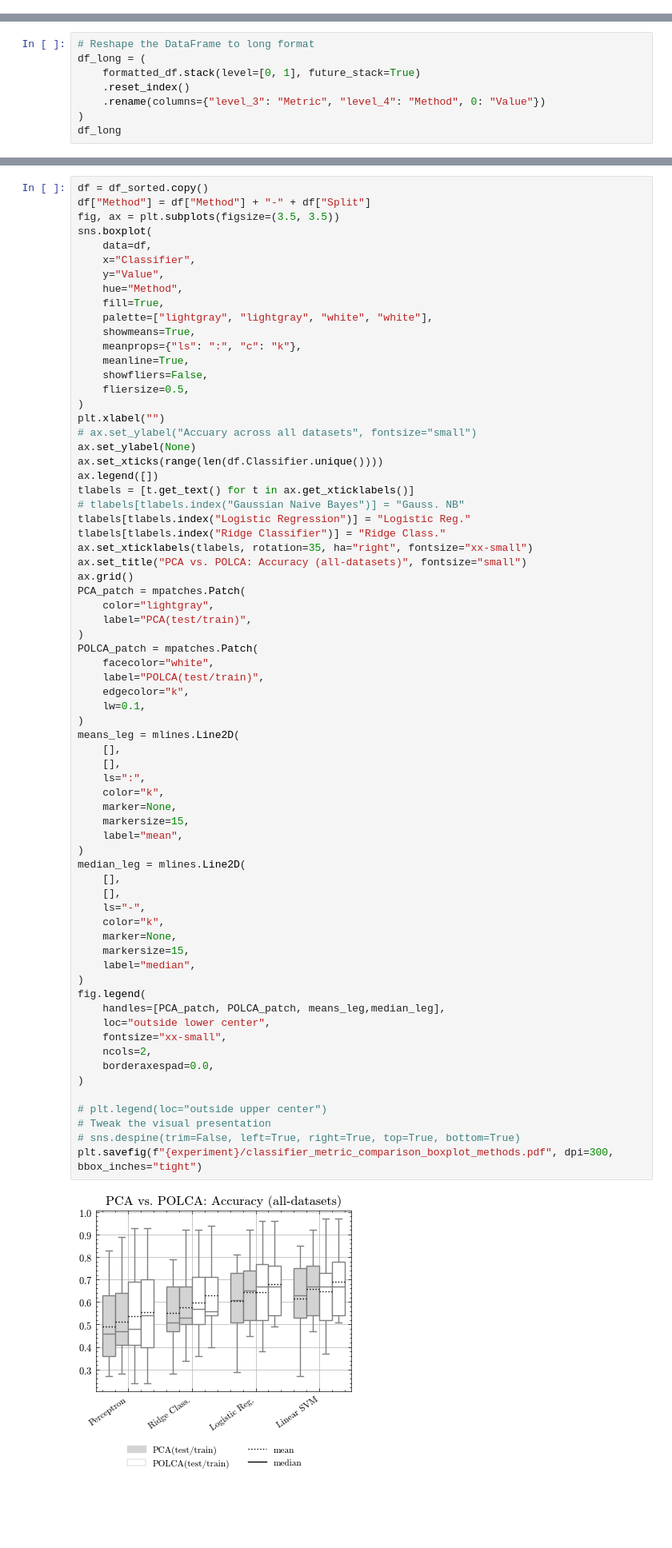
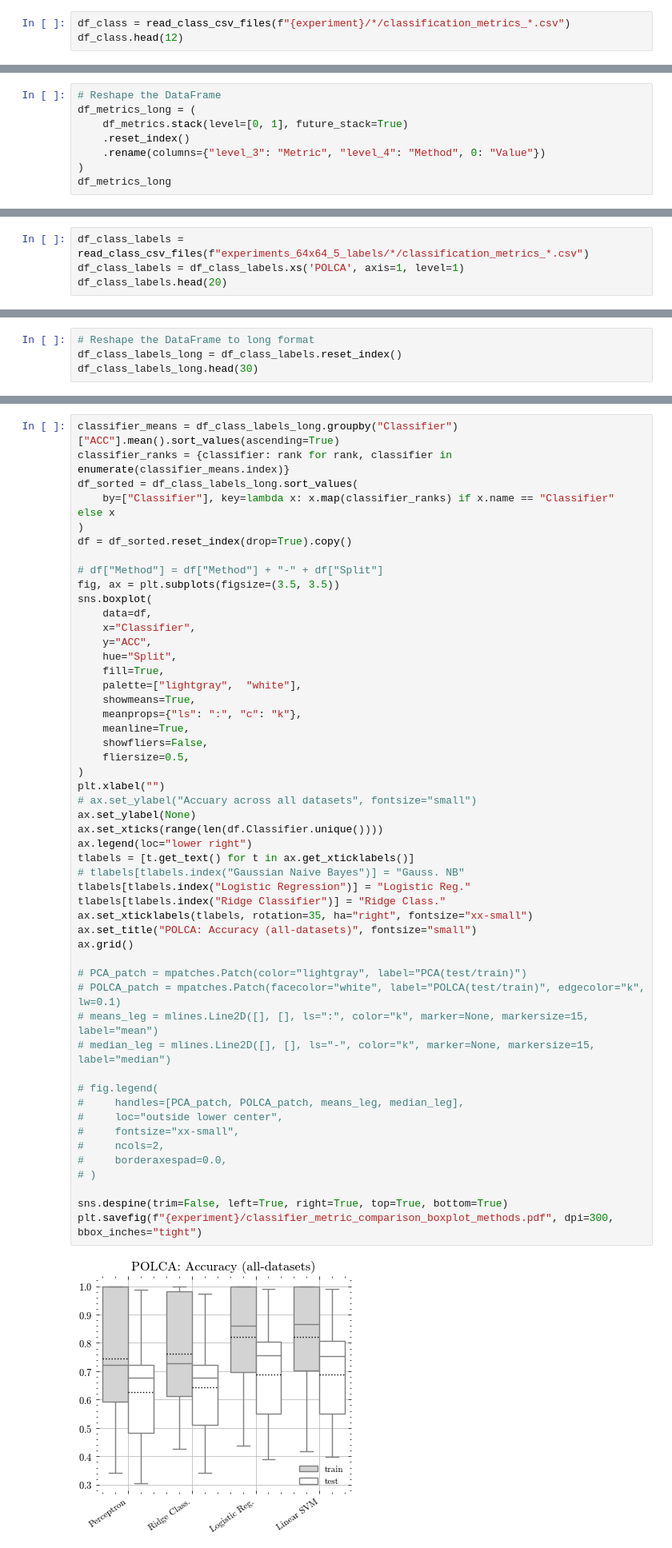
Before and after one commit to jamartinh/polcanet, a Jupyter notebook: examples/notebooks/report_all_classification_metrics.ipynb, the cells around one changed output, grey strips where cells are left out. Shown at 80% size. Saved outputs shown, nothing was run; the diff lists cells and outputs as text; blank space fills up the shorter version.

```diff
--- a/examples/notebooks/report_all_classification_metrics.ipynb
+++ b/examples/notebooks/report_all_classification_metrics.ipynb
@@ -123,0 +175,3 @@ Dataset & Split &  &  &  &  &  &  &  &  \\
+# %%
+df_class = read_class_csv_files(f"{experiment}/*/classification_metrics_*.csv")
+df_class.head(12)
@@ -124,9 +385,9 @@ Dataset & Split &  &  &  &  &  &  &  &  \\
 # %%
-# Reshape the DataFrame to long format
-df_long = (
-    formatted_df.stack(level=[0, 1], future_stack=True)
+# Reshape the DataFrame
+df_metrics_long = (
+    df_metrics.stack(level=[0, 1], future_stack=True)
     .reset_index()
     .rename(columns={"level_3": "Metric", "level_4": "Method", 0: "Value"})
 )
-df_long
+df_metrics_long
 # %% [output]
@@ -184,0 +455,4 @@ df_sorted
+# %%
+df_class_labels = read_class_csv_files(f"experiments_64x64_5_labels/*/classification_metrics_*.csv")
+df_class_labels = df_class_labels.xs('POLCA', axis=1, level=1)
+df_class_labels.head(20)
@@ -184,0 +539,4 @@ df_sorted
+# %%
+# Reshape the DataFrame to long format
+df_class_labels_long = df_class_labels.reset_index()
+df_class_labels_long.head(30)
@@ -185,71 +561,53 @@ df_sorted
 # %%
-df = df_sorted.copy()
-df["Method"] = df["Method"] + "-" + df["Split"]
+classifier_means = df_class_labels_long.groupby("Classifier")["ACC"].mean().sort_values(ascending=True)
+classifier_ranks = {classifier: rank for rank, classifier in enumerate(classifier_means.index)}
+df_sorted = df_class_labels_long.sort_values(
+    by=["Classifier"], key=lambda x: x.map(classifier_ranks) if x.name == "Classifier" else x
+)
+df = df_sorted.reset_index(drop=True).copy()
+
+# df["Method"] = df["Method"] + "-" + df["Split"]
 fig, ax = plt.subplots(figsize=(3.5, 3.5))
 sns.boxplot(
     data=df,
     x="Classifier",
-    y="Value",
-    hue="Method",
+    y="ACC",
+    hue="Split",
     fill=True,
-    palette=["lightgray", "lightgray", "white", "white"],
+    palette=["lightgray",  "white"],
     showmeans=True,
     meanprops={"ls": ":", "c": "k"},
     meanline=True,
     showfliers=False,
     fliersize=0.5,
 )
 plt.xlabel("")
 # ax.set_ylabel("Accuary across all datasets", fontsize="small")
 ax.set_ylabel(None)
 ax.set_xticks(range(len(df.Classifier.unique())))
-ax.legend([])
+ax.legend(loc="lower right")
 tlabels = [t.get_text() for t in ax.get_xticklabels()]
 # tlabels[tlabels.index("Gaussian Naive Bayes")] = "Gauss. NB"
 tlabels[tlabels.index("Logistic Regression")] = "Logistic Reg."
 tlabels[tlabels.index("Ridge Classifier")] = "Ridge Class."
 ax.set_xticklabels(tlabels, rotation=35, ha="right", fontsize="xx-small")
-ax.set_title("PCA vs. POLCA: Accuracy (all-datasets)", fontsize="small")
+ax.set_title("POLCA: Accuracy (all-datasets)", fontsize="small")
 ax.grid()
-PCA_patch = mpatches.Patch(
-    color="lightgray",
-    label="PCA(test/train)",
-)
-POLCA_patch = mpatches.Patch(
-    facecolor="white",
-    label="POLCA(test/train)",
-    edgecolor="k",
-    lw=0.1,
-)
-means_leg = mlines.Line2D(
-    [],
-    [],
-    ls=":",
-    color="k",
-    marker=None,
-    markersize=15,
-    label="mean",
-)
-median_leg = mlines.Line2D(
-    [],
-    [],
-    ls="-",
-    color="k",
-    marker=None,
-    markersize=15,
-    label="median",
-)
-fig.legend(
-    handles=[PCA_patch, POLCA_patch, means_leg,median_leg],
-    loc="outside lower center",
-    fontsize="xx-small",
-    ncols=2,
-    borderaxespad=0.0,
-)
 
-# plt.legend(loc="outside upper center")
-# Tweak the visual presentation
-# sns.despine(trim=False, left=True, right=True, top=True, bottom=True)
+# PCA_patch = mpatches.Patch(color="lightgray", label="PCA(test/train)")
+# POLCA_patch = mpatches.Patch(facecolor="white", label="POLCA(test/train)", edgecolor="k", lw=0.1)
+# means_leg = mlines.Line2D([], [], ls=":", color="k", marker=None, markersize=15, label="mean")
+# median_leg = mlines.Line2D([], [], ls="-", color="k", marker=None, markersize=15, label="median")
+
+# fig.legend(
+#     handles=[PCA_patch, POLCA_patch, means_leg, median_leg],
+#     loc="outside lower center",
+#     fontsize="xx-small",
+#     ncols=2,
+#     borderaxespad=0.0,
+# )
+
+sns.despine(trim=False, left=True, right=True, top=True, bottom=True)
 plt.savefig(f"{experiment}/classifier_metric_comparison_boxplot_methods.pdf", dpi=300, bbox_inches="tight")
 # %% [output]
-[figure, old version]
+[figure, new version]
```
Also changed, not shown: parts of 27 cells of this notebook, 10 other files.
